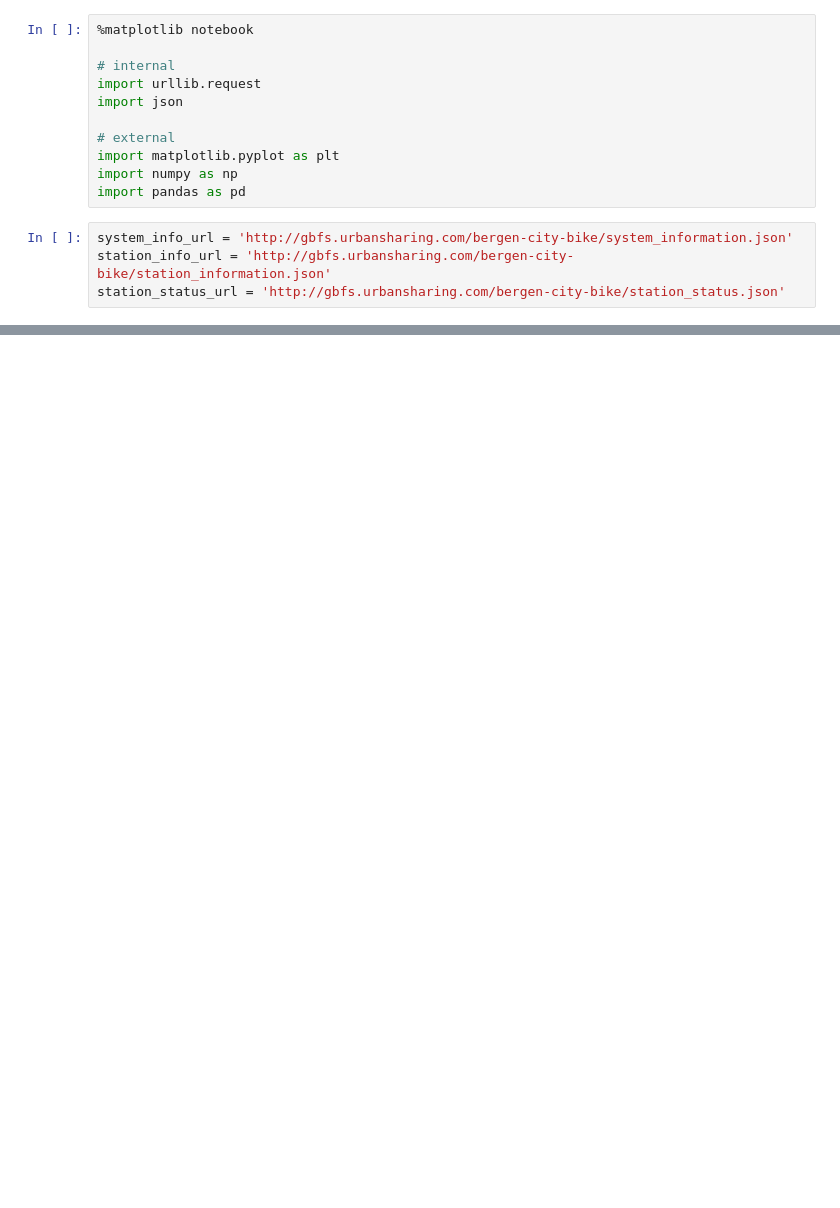
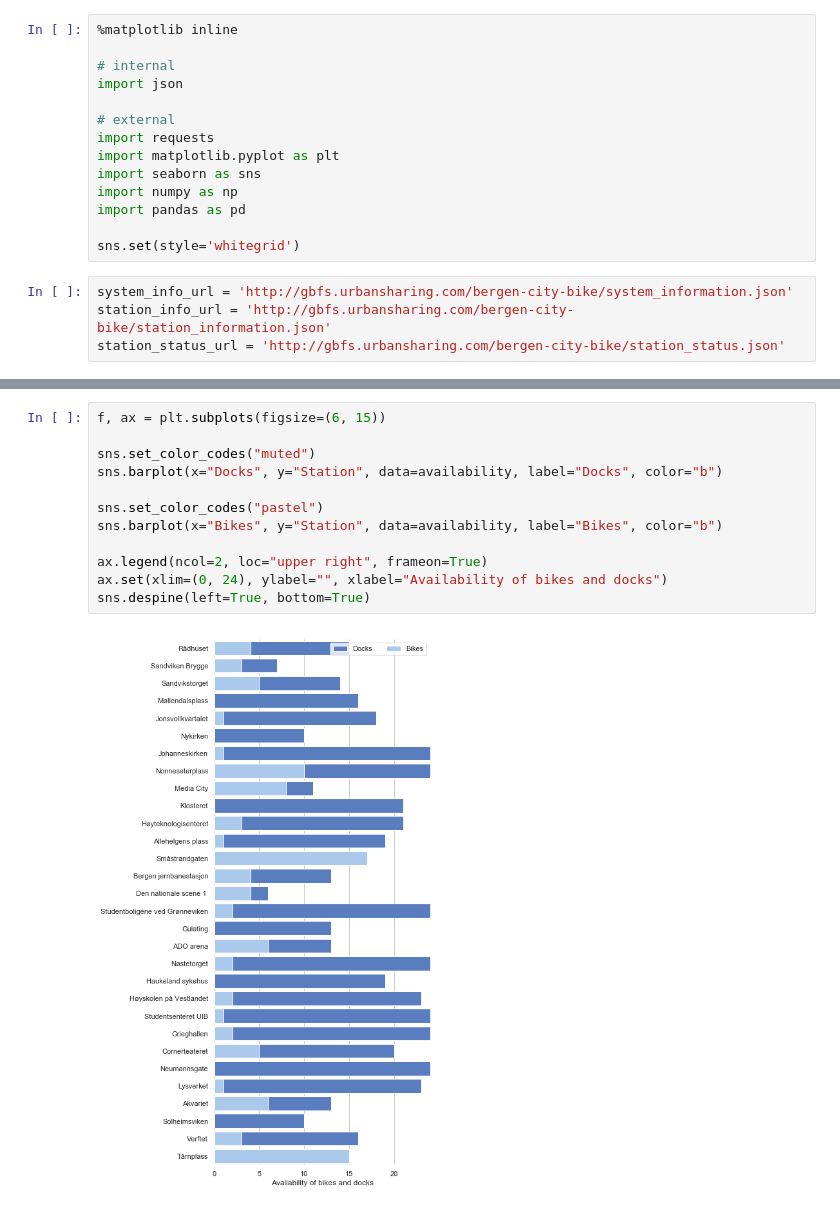
Before and after one commit to sondr3/jupyter-fun, a Jupyter notebook: Bergen Bysykkel API.ipynb, the cells around one changed output, grey strips where cells are left out. Cells and saved outputs as stored; diff of their text form; blank space fills up the shorter version.

Commit message:
Switch to Seaborn for graphs that look amazing

```diff
--- a/Bergen Bysykkel API.ipynb
+++ b/Bergen Bysykkel API.ipynb
@@ -1,14 +1,17 @@
 # %%
-%matplotlib notebook
+%matplotlib inline
 
 # internal
-import urllib.request
 import json
 
 # external
+import requests
 import matplotlib.pyplot as plt
+import seaborn as sns
 import numpy as np
 import pandas as pd
+
+sns.set(style='whitegrid')
 # %%
 system_info_url = 'http://gbfs.urbansharing.com/bergen-city-bike/system_information.json'
 station_info_url = 'http://gbfs.urbansharing.com/bergen-city-bike/station_information.json'
@@ -155,0 +104,14 @@ plt.show()
+# %%
+f, ax = plt.subplots(figsize=(6, 15))
+
+sns.set_color_codes("muted")
+sns.barplot(x="Docks", y="Station", data=availability, label="Docks", color="b")
+
+sns.set_color_codes("pastel")
+sns.barplot(x="Bikes", y="Station", data=availability, label="Bikes", color="b")
+
+ax.legend(ncol=2, loc="upper right", frameon=True)
+ax.set(xlim=(0, 24), ylabel="", xlabel="Availability of bikes and docks")
+sns.despine(left=True, bottom=True)
+# %% [output]
+[figure, added]
```
Also changed, not shown: parts of 12 cells of this notebook.
